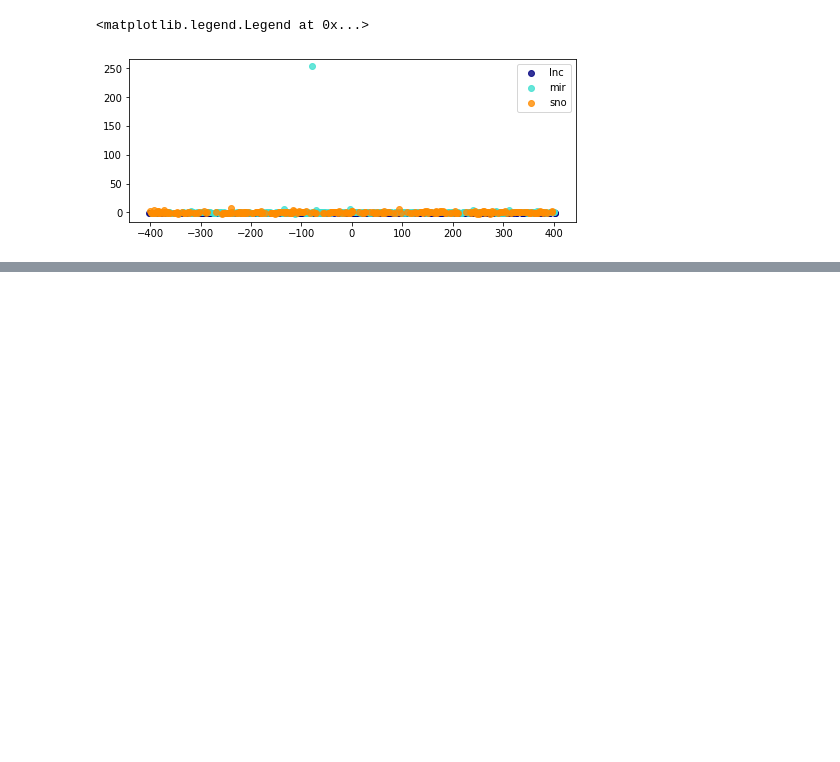
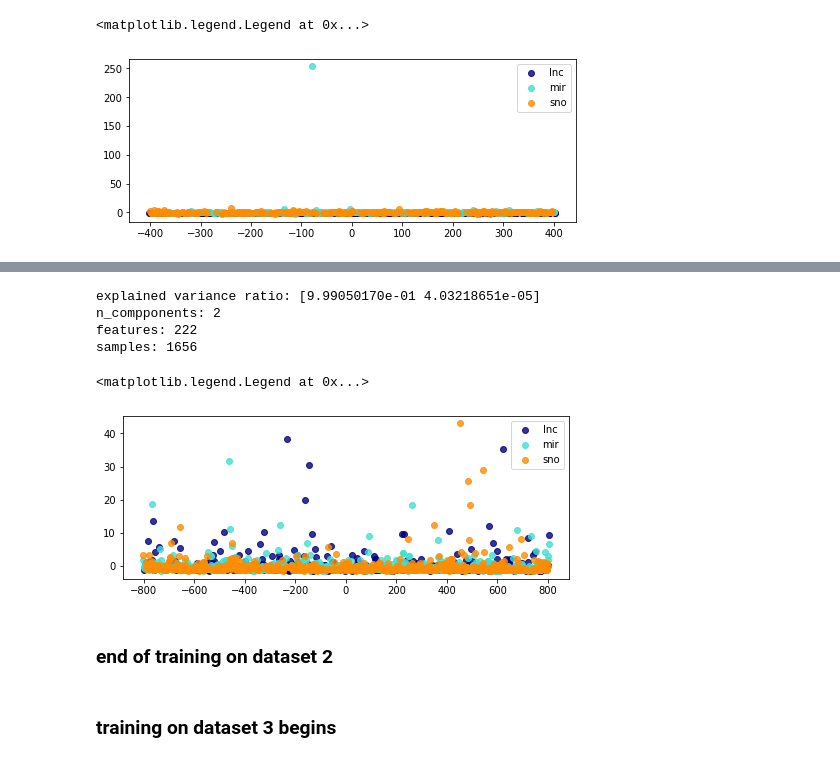
Before and after one commit to Bierinformatik/lncRNA_host_gene_classification, a Jupyter notebook: lncRNA_classify.ipynb, the cells around one changed output, grey strips where cells are left out. Cells and saved outputs as stored; diff of their text form; code cells hidden in the pictures; blank space fills up the shorter version.

```diff
--- a/lncRNA_classify.ipynb
+++ b/lncRNA_classify.ipynb
@@ -319,0 +461,9 @@ samples: 828
+# %%
+#grid search with 10-fold cv
+param_grid = {'oob_score': [True, False], 'bootstrap':[True],
+              'criterion': ["gini", "entropy"], 'n_estimators':[100,300,500,1000]}
+grid_search_def10 = GridSearchCV(RandomForestClassifier(random_state=42),
+    param_grid, scoring="accuracy", n_jobs=-1, verbose=1, cv=10)
+grid_search_def10.fit(X_train, y_train)
+
+print (f"Grid search cv10 best score: {grid_search_def10.best_score_}")
@@ -319,0 +476,9 @@ samples: 828
+# %%
+#grid search with 5-fold cv starts
+param_grid = {'oob_score': [True, False], 'bootstrap': [True],
+              'criterion': ["gini", "entropy"], 'n_estimators':[100,300,500,1000]}
+grid_search_def5 = GridSearchCV(RandomForestClassifier(random_state=42),
+    param_grid, scoring="accuracy", n_jobs=-1, verbose=1, cv=5)
+grid_search_def5.fit(X_train, y_train)
+
+print (f"Grid search cv5 best score: {grid_search_def5.best_score_}")
@@ -319,0 +586,30 @@ samples: 828
+# %%
+#pca
+p = PCA(n_components=2, random_state=42)
+
+X= p.fit_transform(X_train)
+
+print(f'explained variance ratio: {p.explained_variance_ratio_}')
+print(f'n_compponents: {p.n_components_}')
+print(f'features: {p.n_features_}')
+print(f'samples: {p.n_samples_}')
+
+fig = plt.figure(figsize=(8,3))
+colours = ['navy', 'turquoise', 'darkorange']
+targets = ['lnc', 'mir', 'sno']
+lw=2
+for colour, i, target_name in zip(colours, [0, 1, 2], targets):
+    plt.scatter(X[y_train == i, 0], X[y_train == i, 1], color=colour, alpha=.8, #lw=lw,
+                label=target_name)
+plt.legend(loc='best', shadow=False, scatterpoints=1)
+# %% [output]
+explained variance ratio: [9.99050170e-01 4.03218651e-05]
+n_compponents: 2
+features: 222
+samples: 1656
+<matplotlib.legend.Legend at 0x...>
+[figure, added]
+# %% [markdown]
+### end of training on dataset 2
+# %% [markdown]
+### training on dataset 3 begins
```
Also changed, not shown: parts of 66 cells of this notebook.
